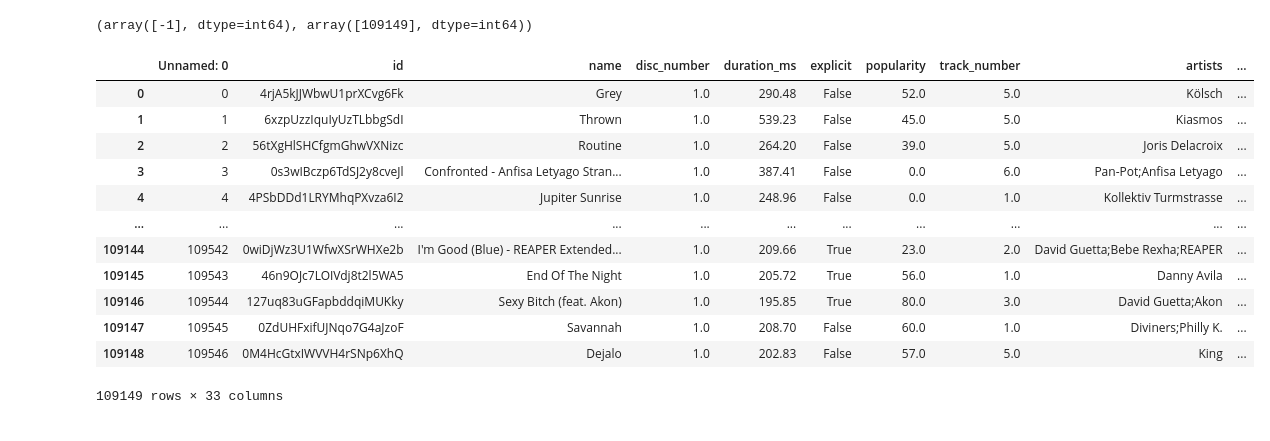
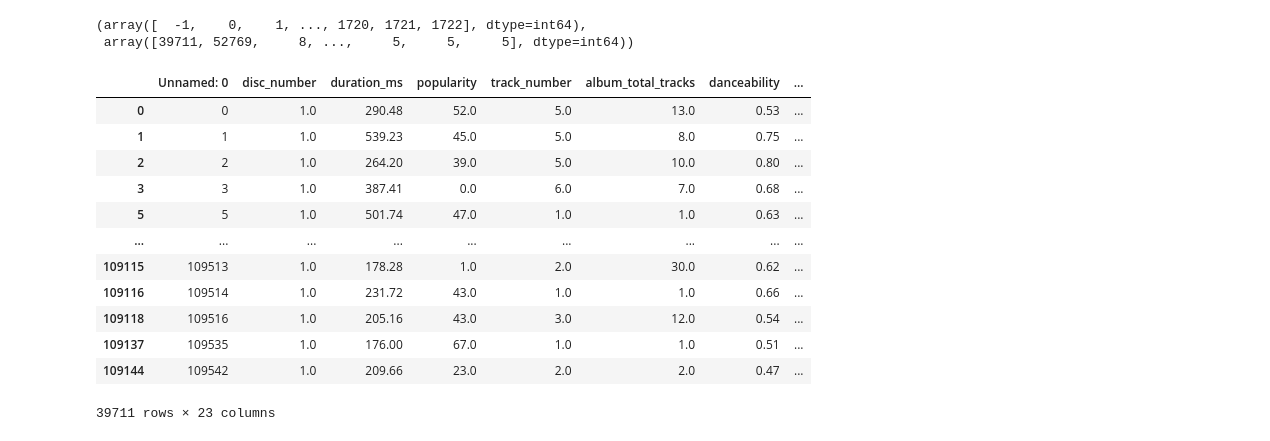
Before and after one commit to Bakko000/Data-Mining-2, a Jupyter notebook: OutliersDBSCAN.ipynb, the cells around one changed output. Saved outputs shown, nothing was run; the diff lists cells and outputs as text; code cells hidden in the pictures.

```diff
--- a/OutliersDBSCAN.ipynb
+++ b/OutliersDBSCAN.ipynb
@@ -10,3 +10,7 @@ df = pd.read_csv("nuovo_dataset_totale.csv")
 numeric_df = df.select_dtypes(include=np.number)
 
 X=numeric_df.values
+
+from sklearn.preprocessing import StandardScaler
+scl = StandardScaler()
+X = scl.fit_transform(X)
@@ -31,0 +91,31 @@ plt.show()
+# %%
+# Initialize PCA with 3 components
+pca = PCA(n_components=3)
+
+# Fit PCA to your data and transform it
+X_pca = pca.fit_transform(X)
+
+# Perform DBSCAN clustering
+dbscan = DBSCAN(eps=0.1, min_samples=5)
+cluster_labels = dbscan.fit_predict(X_pca)
+
+# Find indices of outliers (points labeled as -1 by DBSCAN)
+outlier_indices = np.where(cluster_labels == -1)[0]
+
+# Plot the clusters
+fig = plt.figure(figsize=(10, 8))
+ax = fig.add_subplot(111, projection='3d')
+
+# Plot clustered points
+clustered_points_mask = cluster_labels != -1
+ax.scatter(X_pca[clustered_points_mask, 0], X_pca[clustered_points_mask, 1], X_pca[clustered_points_mask, 2], c=cluster_labels[clustered_points_mask], cmap='viridis', marker='o', label='Clustered Points')
+
+# Plot outliers separately with a different marker
+ax.scatter(X_pca[outlier_indices, 0], X_pca[outlier_indices, 1], X_pca[outlier_indices, 2], c='red', marker='x', label='Outliers')
+
+ax.set_xlabel('PC1')
+ax.set_ylabel('PC2')
+ax.set_zlabel('PC3')
+ax.set_title('DBSCAN Outliers Detection in 3D')
+plt.legend()
+plt.show()
@@ -32,20 +124,21 @@ plt.show()
 # %%
 np.unique(dbscan.labels_, return_counts=True)
 # %% [output]
-(array([-1], dtype=int64), array([109149], dtype=int64))
+(array([  -1,    0,    1, ..., 1720, 1721, 1722], dtype=int64),
+ array([39711, 52769,     8, ...,     5,     5,     5], dtype=int64))
 # %%
-df.loc[np.where(dbscan.labels_==-1)]
+df.loc[np.where(dbscan.labels_==-1)].select_dtypes(include=np.number)
 # %% [output]
-|  | Unnamed: 0 | id | name | disc_number | duration_ms | explicit | popularity | track_number | artists | ... |
-| 0 | 0 | 4rjA5kJJWbwU1prXCvg6Fk | Grey | 1.0 | 290.48 | False | 52.0 | 5.0 | Kölsch | ... |
-| 1 | 1 | 6xzpUzzIquIyUzTLbbgSdI | Thrown | 1.0 | 539.23 | False | 45.0 | 5.0 | Kiasmos | ... |
-| 2 | 2 | 56tXgHlSHCfgmGhwVXNizc | Routine | 1.0 | 264.20 | False | 39.0 | 5.0 | Joris Delacroix | ... |
-| 3 | 3 | 0s3wIBczp6TdSJ2y8cveJl | Confronted - Anfisa Letyago Stran... | 1.0 | 387.41 | False | 0.0 | 6.0 | Pan-Pot;Anfisa Letyago | ... |
-| 4 | 4 | 4PSbDDd1LRYMhqPXvza6I2 | Jupiter Sunrise | 1.0 | 248.96 | False | 0.0 | 1.0 | Kollektiv Turmstrasse | ... |
-| ... | ... | ... | ... | ... | ... | ... | ... | ... | ... | ... |
-| 109144 | 109542 | 0wiDjWz3U1WfwXSrWHXe2b | I'm Good (Blue) - REAPER Extended... | 1.0 | 209.66 | True | 23.0 | 2.0 | David Guetta;Bebe Rexha;REAPER | ... |
-| 109145 | 109543 | 46n9OJc7LOIVdj8t2l5WA5 | End Of The Night | 1.0 | 205.72 | True | 56.0 | 1.0 | Danny Avila | ... |
-| 109146 | 109544 | 127uq83uGFapbddqiMUKky | Sexy Bitch (feat. Akon) | 1.0 | 195.85 | True | 80.0 | 3.0 | David Guetta;Akon | ... |
-| 109147 | 109545 | 0ZdUHFxifUJNqo7G4aJzoF | Savannah | 1.0 | 208.70 | False | 60.0 | 1.0 | Diviners;Philly K. | ... |
-| 109148 | 109546 | 0M4HcGtxIWVVH4rSNp6XhQ | Dejalo | 1.0 | 202.83 | False | 57.0 | 5.0 | King | ... |
+|  | Unnamed: 0 | disc_number | duration_ms | popularity | track_number | album_total_tracks | danceability | ... |
+| 0 | 0 | 1.0 | 290.48 | 52.0 | 5.0 | 13.0 | 0.53 | ... |
+| 1 | 1 | 1.0 | 539.23 | 45.0 | 5.0 | 8.0 | 0.75 | ... |
+| 2 | 2 | 1.0 | 264.20 | 39.0 | 5.0 | 10.0 | 0.80 | ... |
+| 3 | 3 | 1.0 | 387.41 | 0.0 | 6.0 | 7.0 | 0.68 | ... |
+| 5 | 5 | 1.0 | 501.74 | 47.0 | 1.0 | 1.0 | 0.63 | ... |
+| ... | ... | ... | ... | ... | ... | ... | ... | ... |
+| 109115 | 109513 | 1.0 | 178.28 | 1.0 | 2.0 | 30.0 | 0.62 | ... |
+| 109116 | 109514 | 1.0 | 231.72 | 43.0 | 1.0 | 1.0 | 0.66 | ... |
+| 109118 | 109516 | 1.0 | 205.16 | 43.0 | 3.0 | 12.0 | 0.54 | ... |
+| 109137 | 109535 | 1.0 | 176.00 | 67.0 | 1.0 | 1.0 | 0.51 | ... |
+| 109144 | 109542 | 1.0 | 209.66 | 23.0 | 2.0 | 2.0 | 0.47 | ... |
-109149 rows × 33 columns
+39711 rows × 23 columns
```
Also changed, not shown: parts of 3 cells of this notebook.
